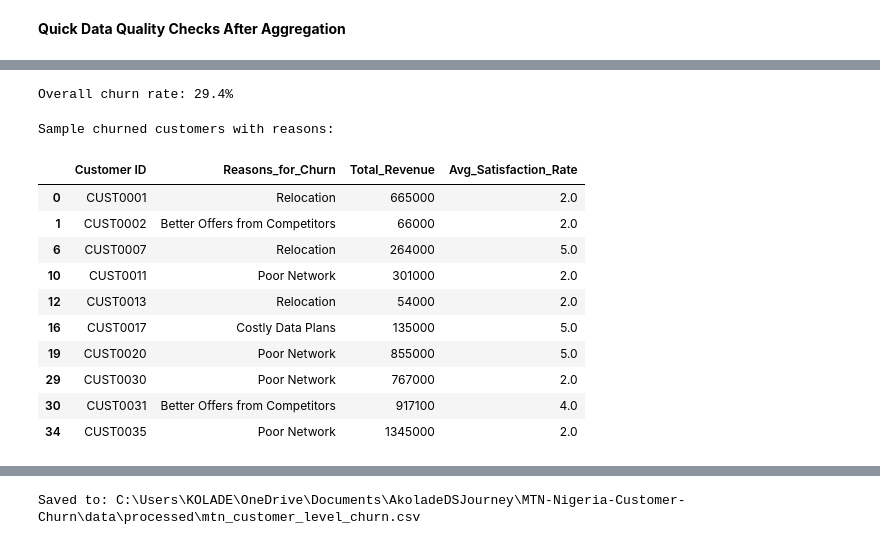
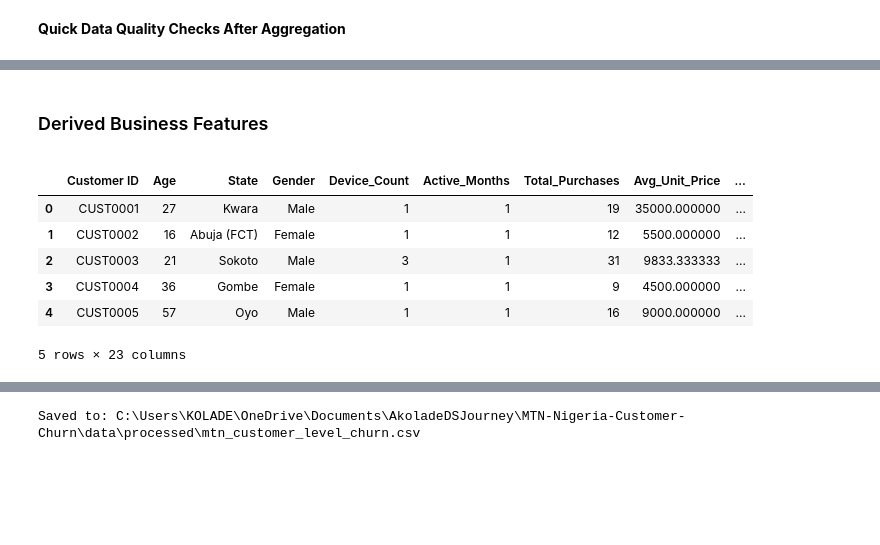
Before and after one commit to Koladebamidele/AkoladeDSJourney, a Jupyter notebook: MTN-Nigeria-Customer-Churn/notebooks/01_data_preparation.ipynb, the cells around one changed output, grey strips where cells are left out. Saved outputs shown, nothing was run; the diff lists cells and outputs as text; code cells hidden in the pictures; blank space fills up the shorter version.

```diff
--- a/MTN-Nigeria-Customer-Churn/notebooks/01_data_preparation.ipynb
+++ b/MTN-Nigeria-Customer-Churn/notebooks/01_data_preparation.ipynb
@@ -117,0 +151,19 @@ df.describe(include='O')
+# %%
+# Function for Plan_type
+def extract_plan_type(plan):
+    if 'Daily' in plan:
+        return 'Daily'
+    elif '2-Day' in plan:
+        return '2-Day'
+    elif '3-Month' in plan:
+        return '3-Month'
+    elif 'Yearly' in plan:
+        return 'Yearly'
+    elif 'Monthly' in plan:
+        return 'Monthly'
+    return 'Other'  # Catch-all
+# %%
+# Apply extractions
+df['GB_purchased'] = df['Subscription Plan'].apply(extract_gb)
+df['Plan_type'] = df['Subscription Plan'].apply(extract_plan_type)
+df['Total_GB_purchased'] = df['GB_purchased'] * df['Number of Times Purchased']
@@ -268,22 +305,28 @@ Sample of customers with >1 device:
-# %%
-# Churn rate
-print(f"\nOverall churn rate: {customer_df['Churn'].mean().round(3) * 100}%")
-# %% [output]
-Overall churn rate: 29.4%
-# %%
-# Sample of customers who churned with reasons
-print("\nSample churned customers with reasons:\n")
-display(customer_df[customer_df['Churn'] == 1][['Customer ID', 'Reasons_for_Churn', 'Total_Revenue', 'Avg_Satisfaction_Rate']].head(10))
-# %% [output]
-Sample churned customers with reasons:
-|  | Customer ID | Reasons_for_Churn | Total_Revenue | Avg_Satisfaction_Rate |
-| 0 | CUST0001 | Relocation | 665000 | 2.0 |
-| 1 | CUST0002 | Better Offers from Competitors | 66000 | 2.0 |
-| 6 | CUST0007 | Relocation | 264000 | 5.0 |
-| 10 | CUST0011 | Poor Network | 301000 | 2.0 |
-| 12 | CUST0013 | Relocation | 54000 | 2.0 |
-| 16 | CUST0017 | Costly Data Plans | 135000 | 5.0 |
-| 19 | CUST0020 | Poor Network | 855000 | 5.0 |
-| 29 | CUST0030 | Poor Network | 767000 | 2.0 |
-| 30 | CUST0031 | Better Offers from Competitors | 917100 | 4.0 |
-| 34 | CUST0035 | Poor Network | 1345000 | 2.0 |
+# %% [markdown]
+### Derived Business Features
+<a id="4-derived-business-features"></a>
+# %%
+customer_df['Usage_vs_Purchased_Ratio'] = (
+    customer_df['Total_Data_Usage_GB'] / customer_df['Total_GB_Purchased'].replace(0, np.nan)
+)
+
+customer_df['Revenue_per_Purchase'] = (
+    customer_df['Total_Revenue'] / customer_df['Total_Purchases'].replace(0, np.nan)
+)
+
+customer_df['Tenure_Bucket'] = pd.cut(
+    customer_df['Customer_Tenure_Months'],
+    bins=[0, 6, 12, 24, 36, np.inf],
+    labels=['0-6', '7-12', '13-24', '25-36', '37+'],
+    include_lowest=True
+)
+# %%
+customer_df.head()
+# %% [output]
+|  | Customer ID | Age | State | Gender | Device_Count | Active_Months | Total_Purchases | Avg_Unit_Price | ... |
+| 0 | CUST0001 | 27 | Kwara | Male | 1 | 1 | 19 | 35000.000000 | ... |
+| 1 | CUST0002 | 16 | Abuja (FCT) | Female | 1 | 1 | 12 | 5500.000000 | ... |
+| 2 | CUST0003 | 21 | Sokoto | Male | 3 | 1 | 31 | 9833.333333 | ... |
+| 3 | CUST0004 | 36 | Gombe | Female | 1 | 1 | 9 | 4500.000000 | ... |
+| 4 | CUST0005 | 57 | Oyo | Male | 1 | 1 | 16 | 9000.000000 | ... |
+5 rows × 23 columns
```
Also changed, not shown: parts of 22 cells of this notebook, 1 other file.
